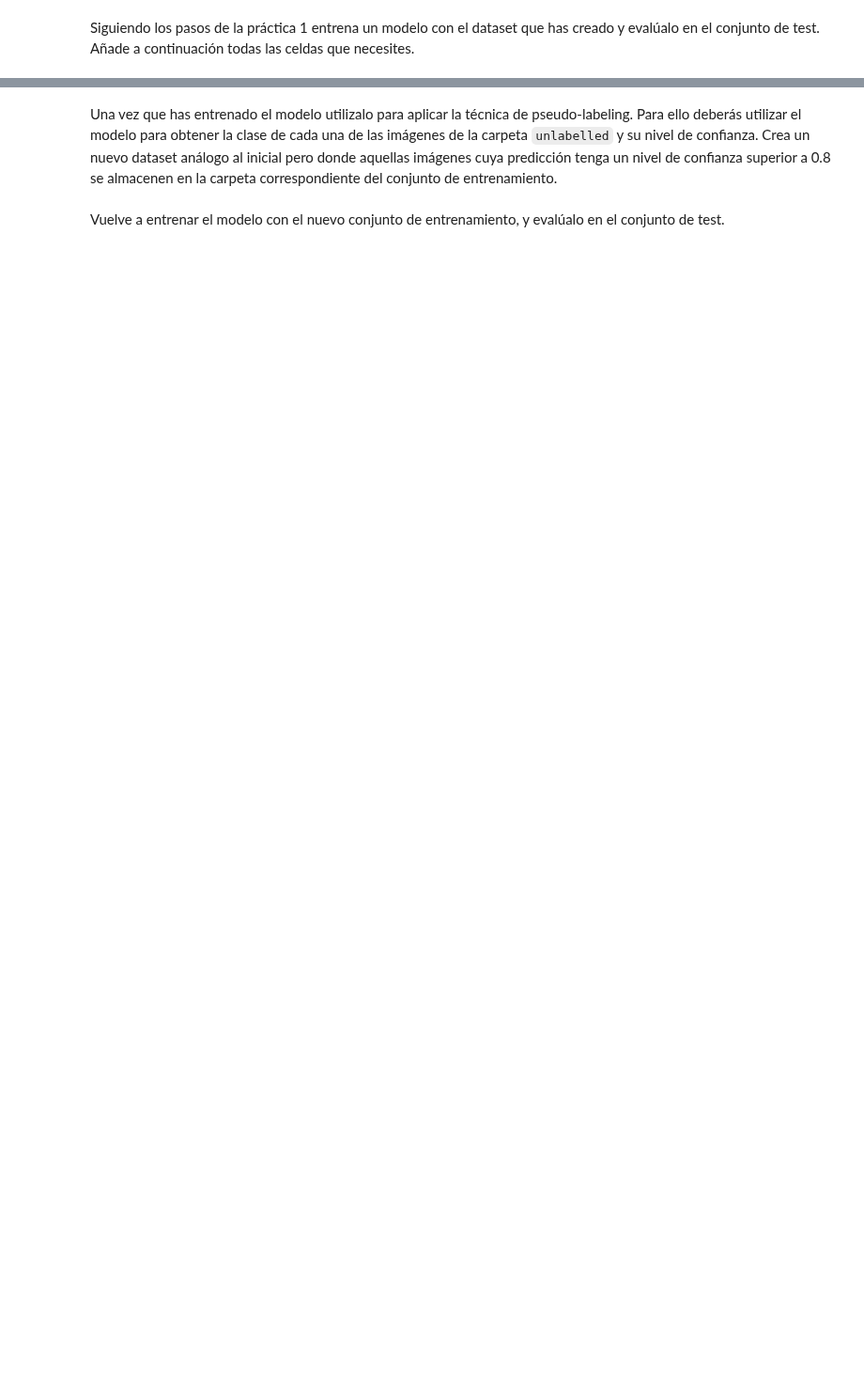
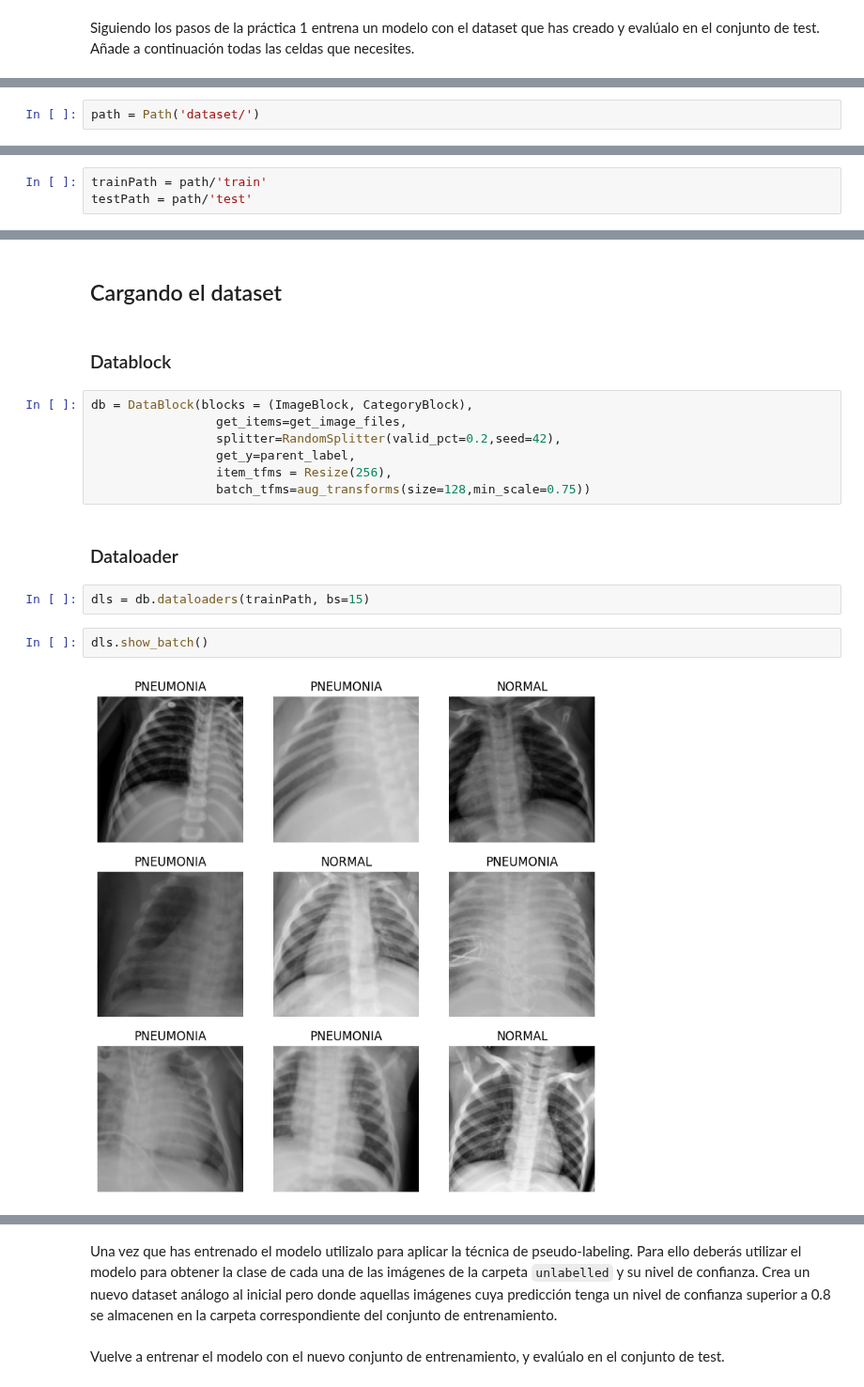
Before and after one commit to MariaPerezCatalinas/PRACTICA5, a Jupyter notebook: Práctica_5.ipynb, the cells around one changed output, grey strips where cells are left out. Shown at 94% size. Drawn from its saved outputs; the diff is of its cells as text; blank space fills up the shorter version.

```diff
--- a/Práctica_5.ipynb
+++ b/Práctica_5.ipynb
@@ -108,0 +151,2 @@ Siguiendo los pasos de la práctica 1 entrena un modelo con el dataset que has c
+# %%
+path = Path('dataset/')
@@ -108,0 +161,3 @@ Siguiendo los pasos de la práctica 1 entrena un modelo con el dataset que has c
+# %%
+trainPath = path/'train'
+testPath = path/'test'
@@ -108,0 +174,19 @@ Siguiendo los pasos de la práctica 1 entrena un modelo con el dataset que has c
+# %% [markdown]
+## Cargando el dataset
+# %% [markdown]
+### Datablock
+# %%
+db = DataBlock(blocks = (ImageBlock, CategoryBlock),
+                 get_items=get_image_files,
+                 splitter=RandomSplitter(valid_pct=0.2,seed=42),
+                 get_y=parent_label,
+                 item_tfms = Resize(256),
+                 batch_tfms=aug_transforms(size=128,min_scale=0.75))
+# %% [markdown]
+### Dataloader
+# %%
+dls = db.dataloaders(trainPath, bs=15)
+# %%
+dls.show_batch()
+# %% [output]
+[figure, added]
```
Also changed, not shown: parts of 34 cells of this notebook.
